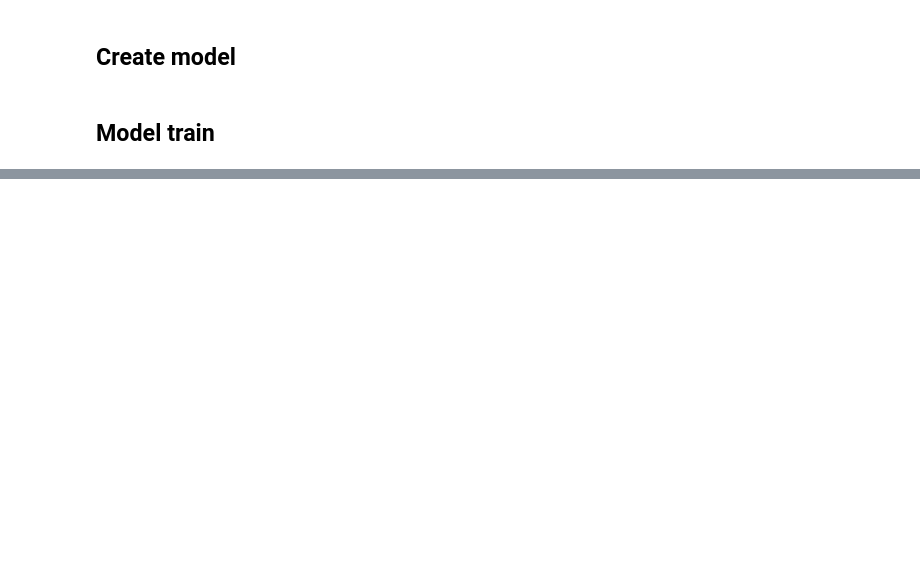
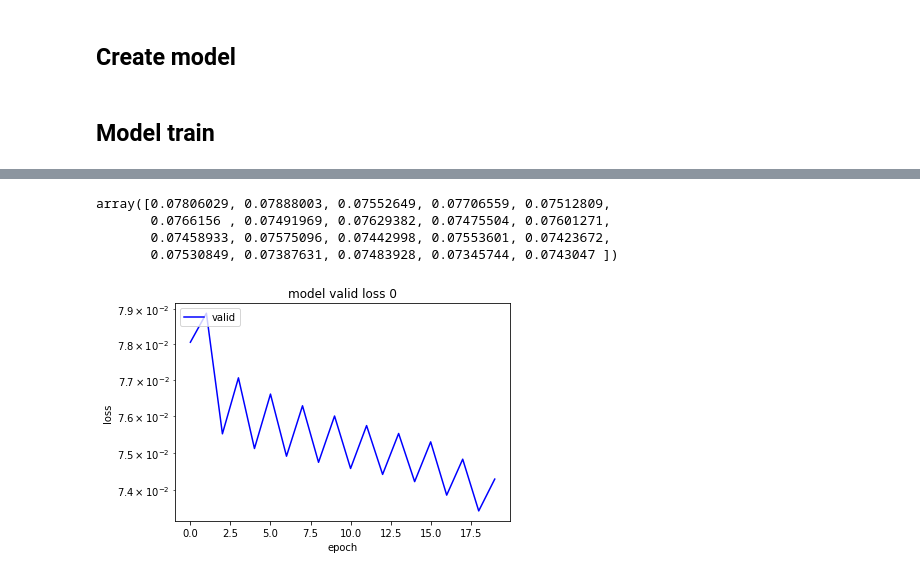
Before and after one commit to Alec-ryo/rnn_enduro, a Jupyter notebook: 2-lstm_train/enduro_lstm_pytorch.ipynb, the cells around one changed output, grey strips where cells are left out. Saved outputs shown, nothing was run; the diff lists cells and outputs as text; code cells hidden in the pictures; blank space fills up the shorter version.

```diff
--- a/2-lstm_train/enduro_lstm_pytorch.ipynb
+++ b/2-lstm_train/enduro_lstm_pytorch.ipynb
@@ -42,12 +42,12 @@ zigzag
 False
 # %%
 data_path = r"../1-generate/data/"
-n_epochs = 50
-hidden_neurons = 200
+n_epochs = 10000
+hidden_neurons = 1000
 stop_train = 1e-5
 
 start_match = 45
-end_match = 46
+end_match = 50
 
 start_frame = 1
 end_frame = 1000
@@ -348,11 +210,20 @@ plt.savefig(newpath + '/' + 'valid_loss_mean.png')
+# %%
+valid_loss_arr
+# %% [output]
+array([0.07806029, 0.07888003, 0.07552649, 0.07706559, 0.07512809,
+       0.0766156 , 0.07491969, 0.07629382, 0.07475504, 0.07601271,
+       0.07458933, 0.07575096, 0.07442998, 0.07553601, 0.07423672,
+       0.07530849, 0.07387631, 0.07483928, 0.07345744, 0.0743047 ])
 # %%
 for seq in range(len(X_train)):
     # summarize history for loss
     plt.clf()
-    plt.plot(valid_loss_arr[seq], color='blue')
+    plt.plot(valid_loss_arr, color='blue')
     plt.title('model valid loss ' + str(seq))
     plt.ylabel('loss')
     plt.xlabel('epoch')
     plt.legend(['valid'], loc='upper left')
     plt.yscale('log')
     plt.savefig(newpath + '/' + f'valid_loss_{seq}.png')
+# %% [output]
+[figure, added]
```
Also changed, not shown: parts of 13 cells of this notebook, 1 other file.
